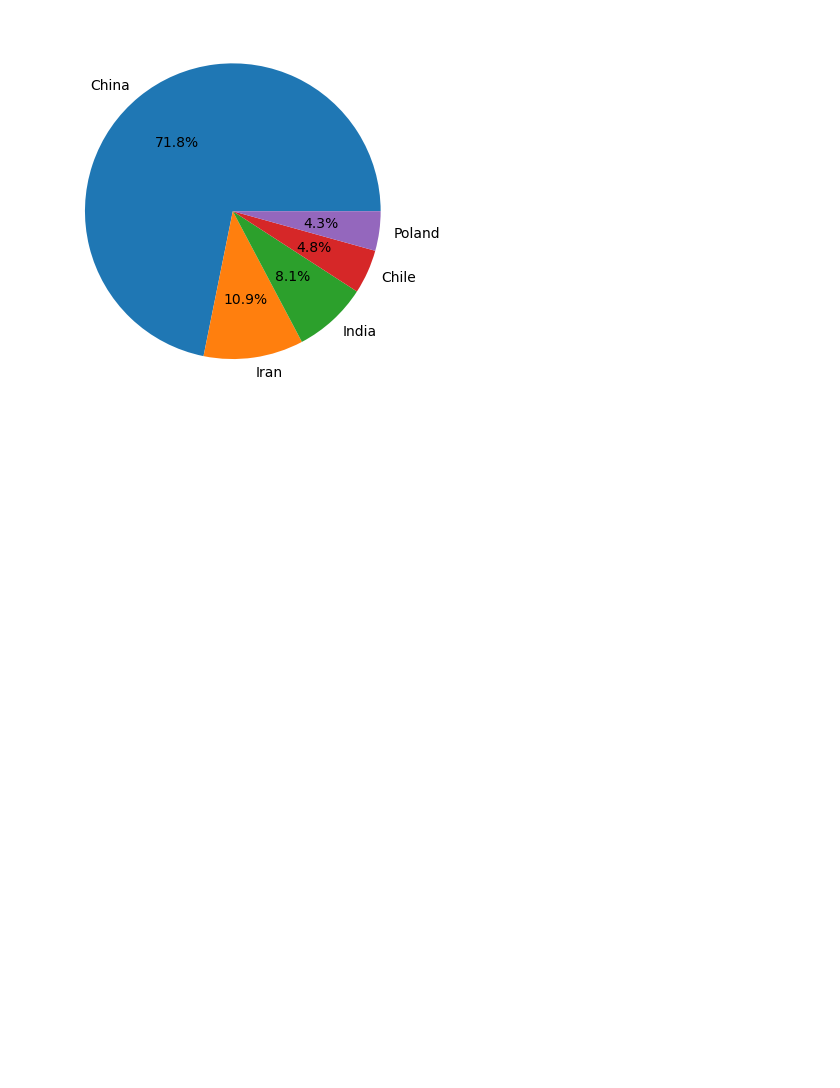
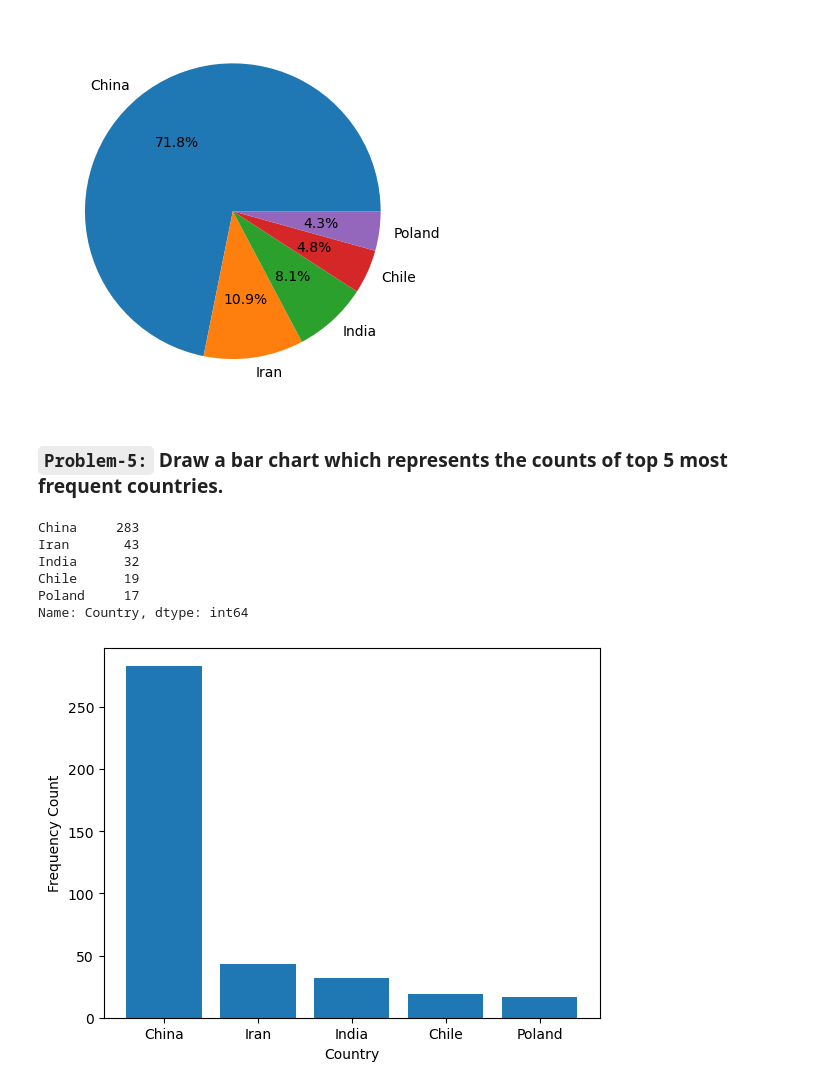
Before and after one commit to khadar786/CampusX, a Jupyter notebook: Tasks/Task-23.ipynb, the cells around one changed output. Cells and saved outputs as stored; diff of their text form; code cells hidden in the pictures; blank space fills up the shorter version.

```diff
--- a/Tasks/Task-23.ipynb
+++ b/Tasks/Task-23.ipynb
@@ -96,3 +96,21 @@ plt.pie(freq_ser,labels=freq_ser.index,autopct='%0.1f%%')
 plt.show()
 # %% [output]
 [figure]
+# %% [markdown]
+### **`Problem-5:`** Draw a bar chart which represents the counts of top 5 most frequent countries.
+# %%
+freq_ser.head()
+# %% [output]
+China     283
+Iran       43
+India      32
+Chile      19
+Poland     17
+Name: Country, dtype: int64
+# %%
+plt.bar(freq_ser.index,freq_ser)
+plt.xlabel('Country')
+plt.ylabel('Frequency Count')
+plt.show()
+# %% [output]
+[figure, added]
```
Also changed, not shown: parts of 24 cells of this notebook.
